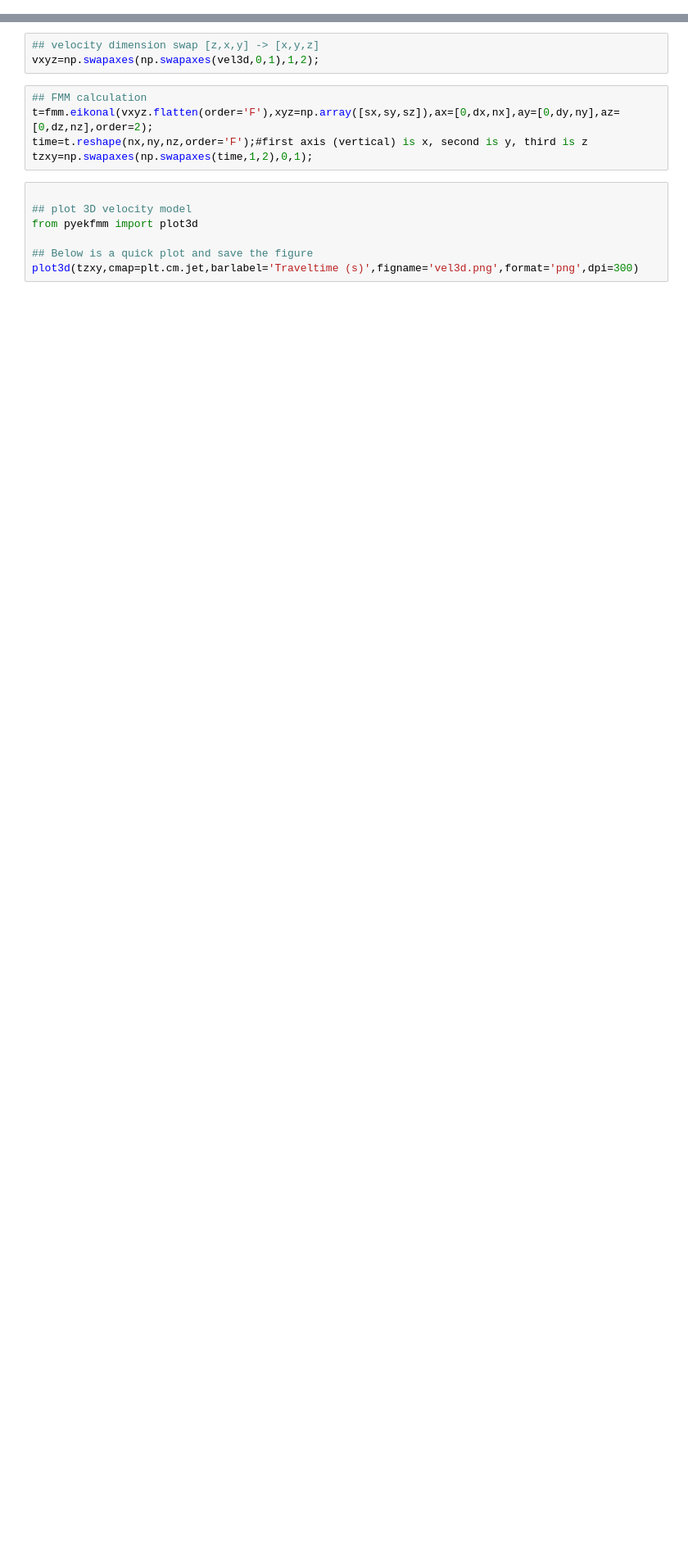
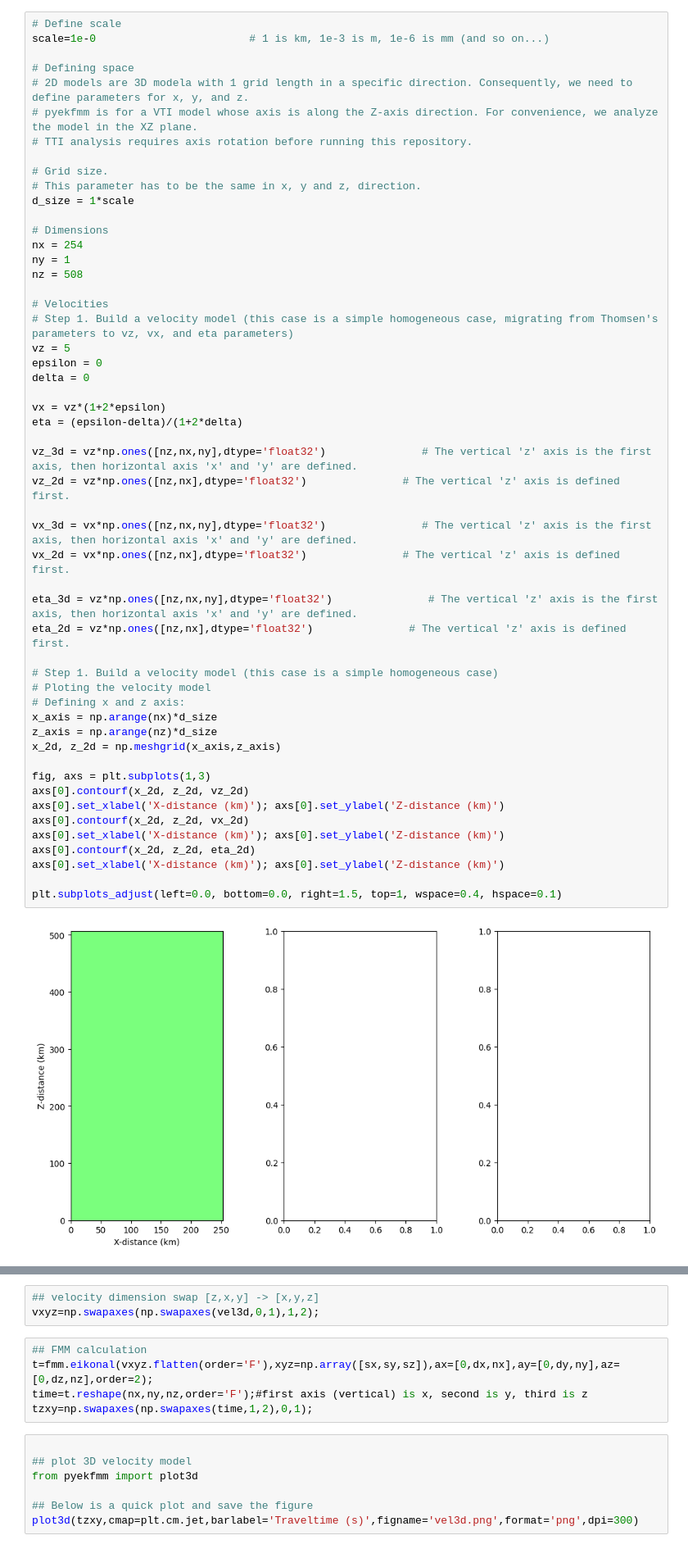
Before and after one commit to GGGiozzaG/Acoustic-Geomechanics, a Jupyter notebook: TestFastMarchingv1.ipynb, the cells around one changed output, grey strips where cells are left out. Shown at 82% size. Cells and saved outputs as stored; diff of their text form; blank space fills up the shorter version.

```diff
--- a/TestFastMarchingv1.ipynb
+++ b/TestFastMarchingv1.ipynb
@@ -1,3 +19,57 @@
+# %%
+# Define scale
+scale=1e-0                        # 1 is km, 1e-3 is m, 1e-6 is mm (and so on...)
+
+# Defining space
+# 2D models are 3D modela with 1 grid length in a specific direction. Consequently, we need to define parameters for x, y, and z.
+# pyekfmm is for a VTI model whose axis is along the Z-axis direction. For convenience, we analyze the model in the XZ plane.
+# TTI analysis requires axis rotation before running this repository.
+
+# Grid size.
+# This parameter has to be the same in x, y and z, direction.
+d_size = 1*scale
+
+# Dimensions
+nx = 254
+ny = 1
+nz = 508
+
+# Velocities
+# Step 1. Build a velocity model (this case is a simple homogeneous case, migrating from Thomsen's parameters to vz, vx, and eta parameters)
+vz = 5
+epsilon = 0
+delta = 0
+
+vx = vz*(1+2*epsilon)
+eta = (epsilon-delta)/(1+2*delta)
+
+vz_3d = vz*np.ones([nz,nx,ny],dtype='float32')               # The vertical 'z' axis is the first axis, then horizontal axis 'x' and 'y' are defined.
+vz_2d = vz*np.ones([nz,nx],dtype='float32')               # The vertical 'z' axis is defined first.
+
+vx_3d = vx*np.ones([nz,nx,ny],dtype='float32')               # The vertical 'z' axis is the first axis, then horizontal axis 'x' and 'y' are defined.
+vx_2d = vx*np.ones([nz,nx],dtype='float32')               # The vertical 'z' axis is defined first.
+
+eta_3d = vz*np.ones([nz,nx,ny],dtype='float32')               # The vertical 'z' axis is the first axis, then horizontal axis 'x' and 'y' are defined.
+eta_2d = vz*np.ones([nz,nx],dtype='float32')               # The vertical 'z' axis is defined first.
+
+# Step 1. Build a velocity model (this case is a simple homogeneous case)
+# Ploting the velocity model
+# Defining x and z axis:
+x_axis = np.arange(nx)*d_size
+z_axis = np.arange(nz)*d_size
+x_2d, z_2d = np.meshgrid(x_axis,z_axis)
+
+fig, axs = plt.subplots(1,3)
+axs[0].contourf(x_2d, z_2d, vz_2d)
+axs[0].set_xlabel('X-distance (km)'); axs[0].set_ylabel('Z-distance (km)')
+axs[0].contourf(x_2d, z_2d, vx_2d)
+axs[0].set_xlabel('X-distance (km)'); axs[0].set_ylabel('Z-distance (km)')
+axs[0].contourf(x_2d, z_2d, eta_2d)
+axs[0].set_xlabel('X-distance (km)'); axs[0].set_ylabel('Z-distance (km)')
+
+plt.subplots_adjust(left=0.0, bottom=0.0, right=1.5, top=1, wspace=0.4, hspace=0.1)
+# %% [output]
+[figure, added]
 # %%
 # !pip install pyekfmm
 
```
Also changed, not shown: parts of 9 cells of this notebook.
